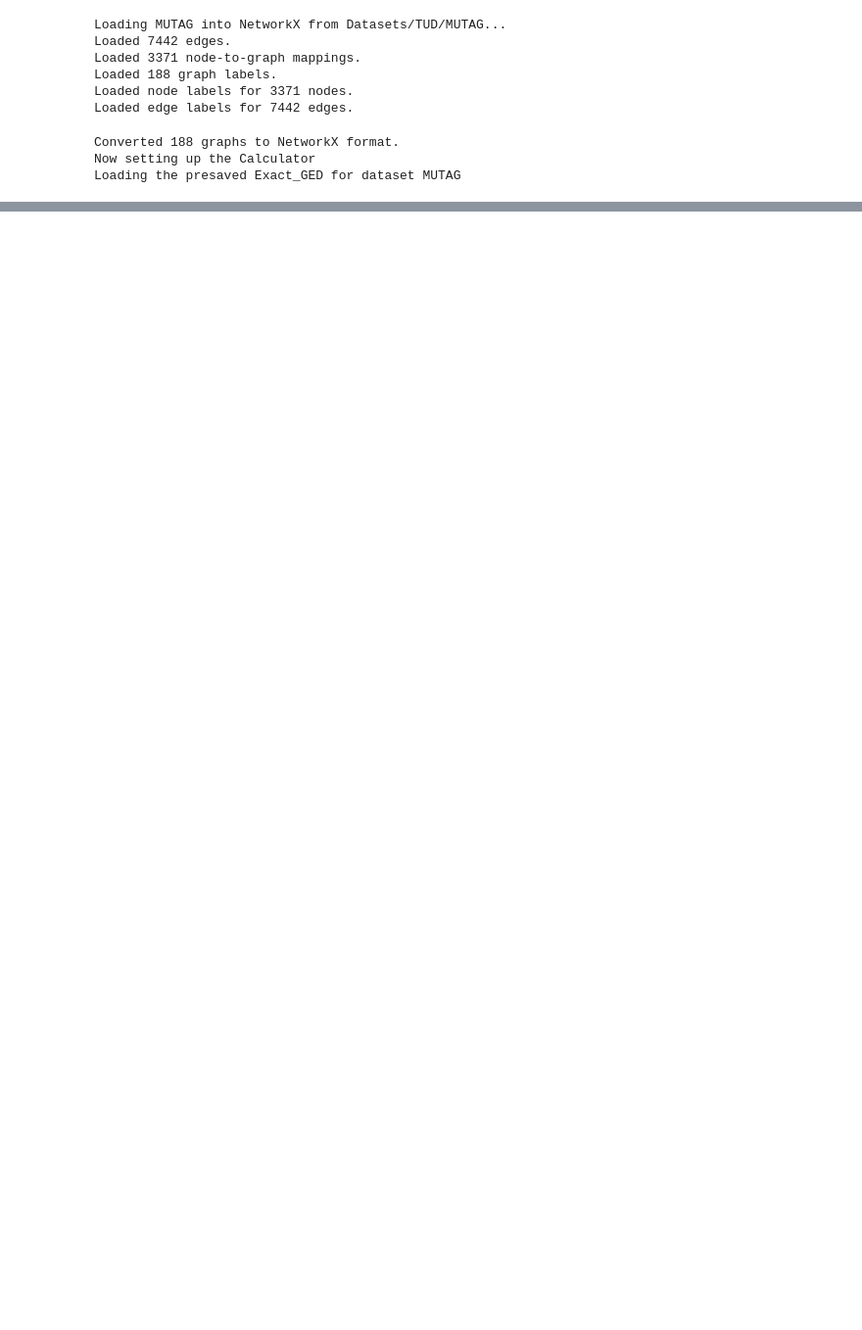
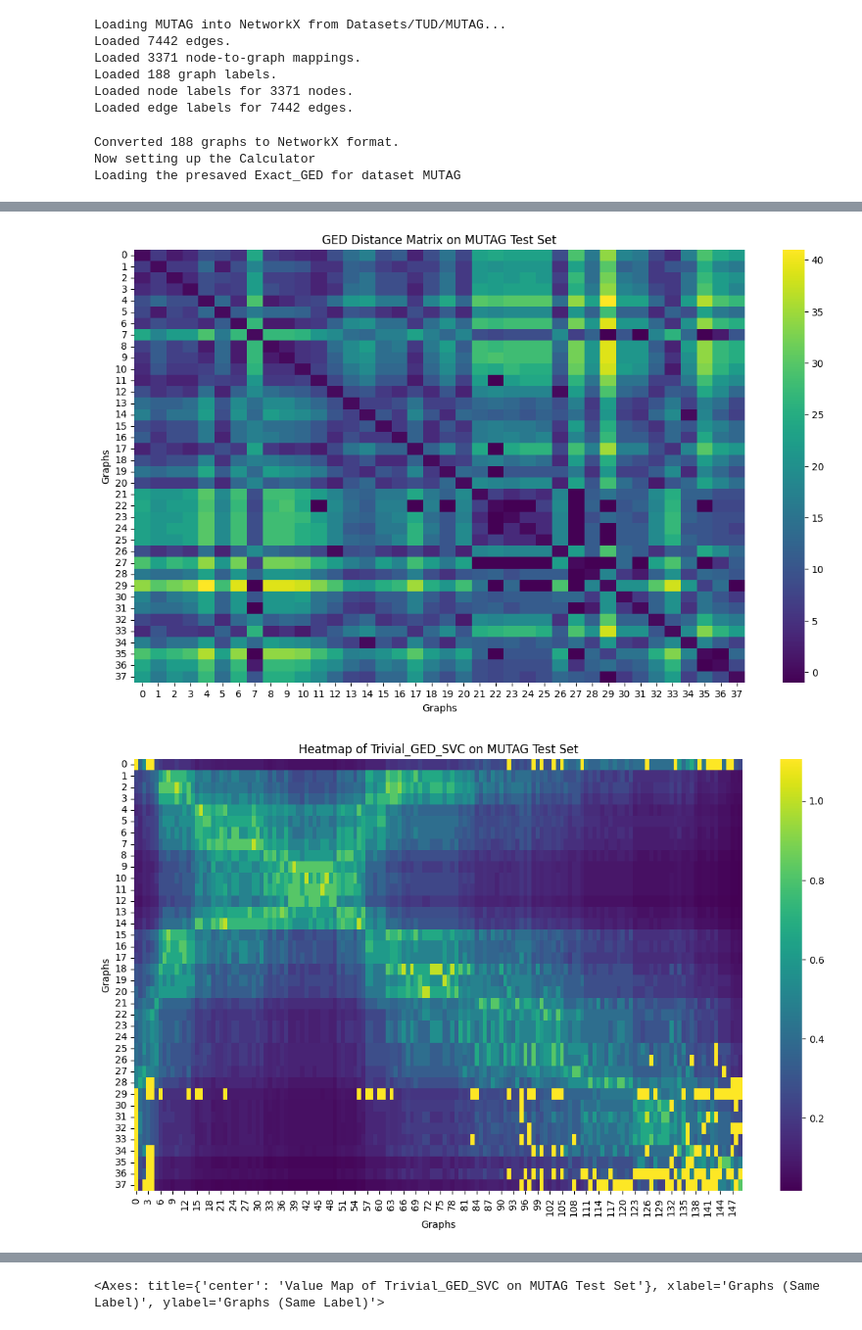
Before and after one commit to SimonESchumacher/Exploration-of-the-Potential-of-GED-based-Classifiers, a Jupyter notebook: Kernel_Matrix.ipynb, the cells around one changed output, grey strips where cells are left out. Shown at 98% size. Cells and saved outputs as stored; diff of their text form; code cells hidden in the pictures; blank space fills up the shorter version.

```diff
--- a/Kernel_Matrix.ipynb
+++ b/Kernel_Matrix.ipynb
@@ -114,0 +231,12 @@ display_heatmap(value_map, title=f"Value Map of {classifier.__class__.__name__}
+# %%
+ged_matrix_test = ged_calculator.get_complete_matrix(method=GED_BOUND,x_graphindexes=sorted_test_indices_by_labels, y_graphindexes=sorted_train_indices_by_labels)
+display_heatmap(ged_matrix_test, title=f"GED Distance Matrix on {DATASET.name} Test Set",figsize=(14, 8))
+heatmap_test = classifier.transform(X_test_label_sorted)
+display_heatmap(heatmap_test, title=f"Heatmap of {classifier.__class__.__name__} on {DATASET.name} Test Set", figsize=(14, 8))
+display_heatmap(sorted_labels_map, title=f"Same Labels Map on {DATASET.name} Test Set", xlabel="Graphs (Same Label)", ylabel="Graphs (Same Label)", figsize=(14, 8))
+# display_heatmap([y_train], title="labels of the training set")
+value_map=heatmap_test * sorted_labels_map
+display_heatmap(value_map, title=f"Value Map of {classifier.__class__.__name__} on {DATASET.name} Test Set", xlabel="Graphs (Same Label)", ylabel="Graphs (Same Label)", figsize=(14, 5))
+# %% [output]
+[figure, added]
+[figure, added]
@@ -114,0 +245 @@ display_heatmap(value_map, title=f"Value Map of {classifier.__class__.__name__}
+<Axes: title={'center': 'Value Map of Trivial_GED_SVC on MUTAG Test Set'}, xlabel='Graphs (Same Label)', ylabel='Graphs (Same Label)'>
```
Also changed, not shown: parts of 8 cells of this notebook, 6 other files.
